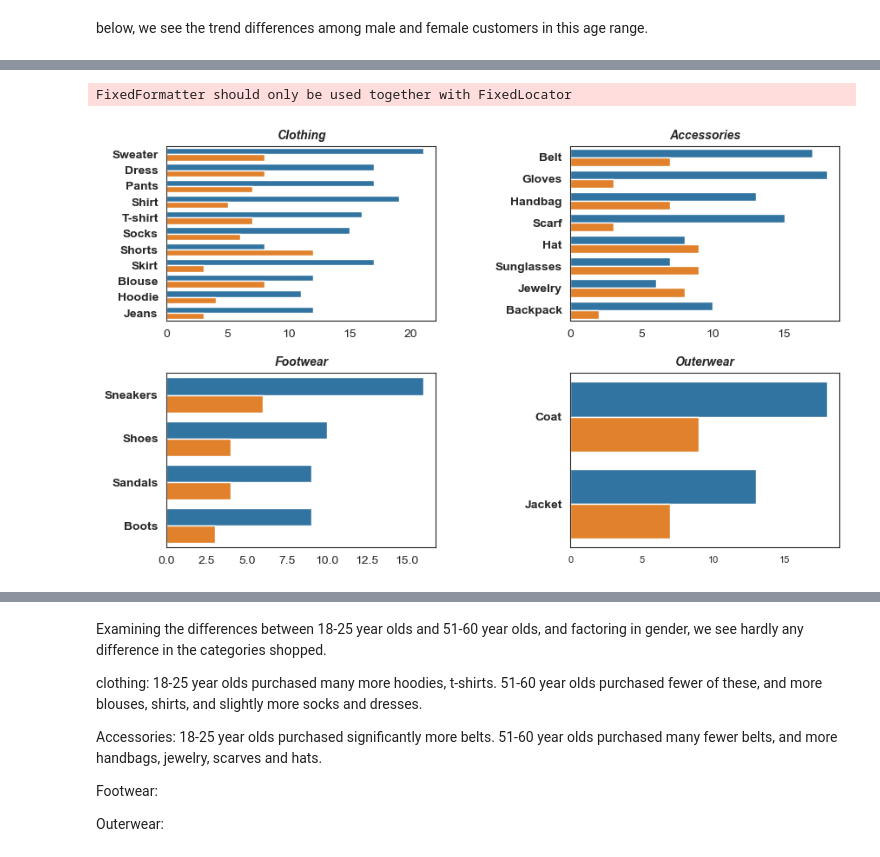
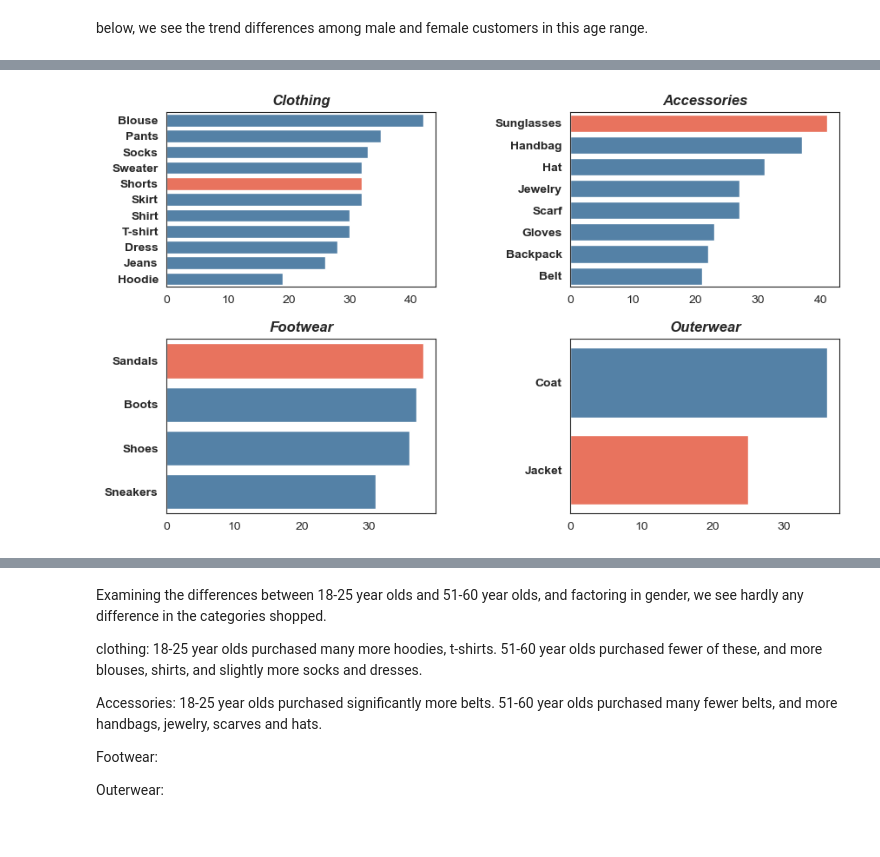
Before and after one commit to molly777yllom/DataDive3_DATA3500, a Jupyter notebook: shopping_trends.ipynb, the cells around one changed output, grey strips where cells are left out. Cells and saved outputs as stored; diff of their text form; code cells hidden in the pictures.

```diff
--- a/shopping_trends.ipynb
+++ b/shopping_trends.ipynb
@@ -490,11 +490,11 @@ youngest_order = youngest['Category'].value_counts().index  # create a descendin
 f, ax = plt.subplots(figsize=(10, 2))  # set up plot and styles
 plt.subplots_adjust(hspace=0.3, wspace=0.5)
 sns.set_style('white')
-sns.countplot(x="Category", data=youngest, color='lightblue', ax=ax, order=youngest_order)  # set up the countplot
+sns.countplot(x="Category", data=youngest, color='powderblue', edgecolor='black', ax=ax, order=youngest_order)  # set up the countplot
 ax.set_title('Most-shopped categories for all customers aged 18-25 years old', fontsize=14, weight='bold', style='italic', y=1)  # set a title
 ax.set_xlabel('Category', weight='bold', style='italic', size=12)  # customize x-axis label
 ax.set_ylabel('Count', weight='bold', style='italic', size=12)  # customize y-axis label
-ax.set_facecolor('white')  # set a background color
+ax.set_facecolor('slategray')  # set a background color
 for label in ax.get_xticklabels(): label.set_weight('bold')  # customize x-axis tick labels
 for label in ax.get_yticklabels(): label.set_weight('bold')  # customize y-axis tick labels
 plt.show()  # show the plot
@@ -635,16 +519,0 @@ plt.show()  # show the plot
-# %%
-# Plot: Most-shopped categories for customers aged 51-60 years old
-second_highest_range = shopping.query("`Age Range` == '51-55' | `Age Range` == '56-60'")  # set up a filter for the next-most frequent aged shoppers (51-55 age range)
-second_highest_range_order = second_highest_range['Category'].value_counts().index  # create a descending-order parameter
-f, ax = plt.subplots(figsize=(10, 2))  # set up plot and styles
-plt.subplots_adjust(hspace=0.3, wspace=0.5)
-sns.set_style('white')
-sns.countplot(x="Category", data=second_highest_range, hue='Gender', palette='Greens', order=second_highest_range_order, ax=ax)
-ax.set_title('Most-shopped categories: customers aged 51-60 years old, by gender', fontsize=14, weight='bold', style='italic', y=1)
-ax.set_xlabel('Category', weight='bold', style='italic', size=12)  # customize x-axis label
-ax.set_ylabel('Count', weight='bold', style='italic', size=12)  # customize y-axis label
-ax.set_facecolor('white')  # set a background color
-for label in ax.get_xticklabels(): label.set_weight('bold')  # customize x-axis tick labels
-for label in ax.get_yticklabels(): label.set_weight('bold')  # customize y-axis tick labels
-ax.legend(loc='upper left', bbox_to_anchor=(1, 1))  # customize the legend placement
-plt.show()  # show the plot
@@ -655,51 +609,49 @@ below, we see the trend differences among male and female customers in this age
 # %%
-# Plots: Most-shopped items within each category, for customers aged 18-25 years old and broken down by gender
-youngest_clothing = youngest.query("Category == 'Clothing'")  # create filter for clothing category for 18-25 age range
-youngest_accessories = youngest.query("Category == 'Accessories'")  # create filter for accessories category for 18-25 age range
-youngest_footwear = youngest.query("Category == 'Footwear'")  # create filter for footwear category for 18-25 age range
-youngest_outerwear = youngest.query("Category == 'Outerwear'")  # create filter for outerwear category for 18-25 age range
+# Plots: Most-shopped items within each category, for customers aged 51-55 years old
+second_highest_range_clothing = second_highest_range.query("Category == 'Clothing'")  # create filter for each category for 51-55 age range
+second_highest_range_accessories = second_highest_range.query("Category == 'Accessories'")
+second_highest_range_footwear = second_highest_range.query("Category == 'Footwear'")
+second_highest_range_outerwear = second_highest_range.query("Category == 'Outerwear'")
 
-f, ax = plt.subplots(2, 2, figsize=(10, 6))  # set up plot and styles
+second_highest_range_clothing_order = second_highest_range_clothing['Item Purchased'].value_counts().index  # create order parameter for each category
+second_highest_range_accessories_order = second_highest_range_accessories['Item Purchased'].value_counts().index
+second_highest_range_footwear_order = second_highest_range_footwear['Item Purchased'].value_counts().index
+second_highest_range_outerwear_order = second_highest_range_outerwear['Item Purchased'].value_counts().index
+
+f, ax = plt.subplots(2, 2, figsize=(10, 6))  # set up figure and styles
 plt.subplots_adjust(hspace=0.3, wspace=0.5)
 sns.set_style('white')
-sns.countplot(y="Item Purchased", data=youngest_clothing, hue='Gender', order=youngest_clothing_order, ax=ax[0,0])  # set up the countplot for clothing
-ax[0,0].set_title('Clothing', fontsize=10, weight='bold', style='italic', y=1)  # set up the clothing plot's title
+sns.countplot(y="Item Purchased", data=second_highest_range_clothing, palette=second_highest_range_colors, order=second_highest_range_clothing_order, ax=ax[0,0])  # set up the countplot for clothing
+ax[0,0].set_title('Clothing', fontsize=12, weight='bold', style='italic', y=1)  # set up the clothing plot's title
 ax[0,0].set_xlabel('', weight='bold', style='italic', size=12)  # customize the clothing plot's x-axis label
 ax[0,0].set_ylabel('', weight='bold', style='italic', size=12)  # customize the clothing plot's y-axis label
 ax[0,0].set_facecolor('white')  # clothing plot's background color
 #for label in ax[0,0].get_xticklabels(): label.set_weight('bold')  # set up the clothing plot's x-axis tick labels
 for label in ax[0,0].get_yticklabels(): label.set_weight('bold')  # set up the clothing plot's y-axis tick labels
-ax[0,0].legend_.remove()  # remove clothing plot's legend
 
-sns.countplot(y="Item Purchased", data=youngest_accessories, hue='Gender', order=youngest_accessories_order, ax=ax[0,1])  # set up the countplot for accessories
-ax[0,1].set_title('Accessories', fontsize=10, weight='bold', style='italic', y=1)  # set up the accessories' plot's title
+sns.countplot(y="Item Purchased", data=second_highest_range_accessories, palette=second_highest_range_colors_accessories, order=second_highest_range_accessories_order, ax=ax[0,1])  # set up the countplot for accessories
+ax[0,1].set_title('Accessories', fontsize=12, weight='bold', style='italic', y=1)  # set up the accessories' plot's title
 ax[0,1].set_xlabel('', weight='bold', style='italic', size=12)  # customize the accessories' plot's x-axis label
 ax[0,1].set_ylabel('', weight='bold', style='italic', size=12)  # customize the accessories' plot's y-axis label
-ax[0,1].set_facecolor('white')  # accessories' plot's background color
-#for label in ax[0,1].get_xticklabels(): label.set_weight('bold')  # set up the accessories' plot's x-axis tick labels
-for label in ax[0,1].get_yticklabels(): label.set_weight('bold')  # set up the accessories' plot's y-axis tick labels
-ax[0,1].legend_.remove()  # remove accessories' plot's legend
+ax[0,1].set_facecolor('white')  # accessories plot's background color
+#for label in ax[0,1].get_xticklabels(): label.set_weight('bold')  # set up the clothing plot's x-axis tick labels
+for label in ax[0,1].get_yticklabels(): label.set_weight('bold')  # set up the clothing plot's x-axis tick labels
 
-sns.countplot(y="Item Purchased", data=youngest_footwear, hue='Gender', order=youngest_footwear_order, ax=ax[1,0])  # set up the countplot for footwear
-ax[1,0].set_title('Footwear', fontsize=10, weight='bold', style='italic', y=1)  # set up the footwear plot's title
+sns.countplot(y="Item Purchased", data=second_highest_range_footwear, palette=second_highest_range_colors_footwear, order=second_highest_range_footwear_order, ax=ax[1,0])  # set up the countplot for footwear
+ax[1,0].set_title('Footwear', fontsize=12, weight='bold', style='italic', y=1)  # set up the footwear plot's title
 ax[1,0].set_xlabel('', weight='bold', style='italic', size=12)  # customize the footwear plot's x-axis label
 ax[1,0].set_ylabel('', weight='bold', style='italic', size=12)  # customize the footwear plot's y-axis label
 ax[1,0].set_facecolor('white')  # footwear plot's background color
-#for label in ax[1,0].get_xticklabels(): label.set_weight('bold')  # set up the footwear plot's x-axis tick labels
-for label in ax[1,0].get_yticklabels(): label.set_weight('bold')  # set up the footwear plot's y-axis tick labels
-ax[1,0].legend_.remove()  # remove footwear plot's legend
+#for label in ax[1,0].get_xticklabels(): label.set_weight('bold')  # set up the clothing plot's x-axis tick labels
+for label in ax[1,0].get_yticklabels(): label.set_weight('bold')  # set up the clothing plot's x-axis tick labels
 
-sns.countplot(y="Item Purchased", data=youngest_outerwear, hue='Gender', order=youngest_outerwear_order, ax=ax[1,1])  # set up the countplot for outerwear
-ax[1,1].set_title('Outerwear', fontsize=10, weight='bold', style='italic', y=1)  # set up the outerwear plot's title
+sns.countplot(y="Item Purchased", data=second_highest_range_outerwear, palette=second_highest_range_colors_outerwear,  order=second_highest_range_outerwear_order, ax=ax[1,1])  # set up the countplot for outerwear
+ax[1,1].set_title('Outerwear', fontsize=12, weight='bold', style='italic', y=1)  # set up the outerwear plot's title
 ax[1,1].set_xlabel('', weight='bold', style='italic', size=12)  # customize the outerwear plot's x-axis label
 ax[1,1].set_ylabel('', weight='bold', style='italic', size=12)  # customize the outerwear plot's y-axis label
 ax[1,1].set_facecolor('white')  # outerwear plot's background color
-#for label in ax[1,1].get_xticklabels(): label.set_weight('bold')  # set up the outerwear plot's x-axis tick labels
-#for label in ax[1,1].get_yticklabels(): label.set_weight('bold')  # set up the outerwear plot's y-axis tick labels
-ax[1,1].set_xticklabels(ax[1,1].get_xticklabels(), size=8)  # set up the outerwear plot's x-axis tick labels
-ax[1,1].set_yticklabels(ax[1,1].get_yticklabels(), weight='bold')  # set up the outerwear plot's y-axis tick labels
-ax[1,1].legend_.remove()  # remove outerwear plot's legend
-plt.show()  # show the plots
+#for label in ax[1,1].get_xticklabels(): label.set_weight('bold')  # set up the clothing plot's x-axis tick labels
+for label in ax[1,1].get_yticklabels(): label.set_weight('bold')  # set up the clothing plot's x-axis tick labels
+plt.show()  # show the plot
 # %% [output]
-FixedFormatter should only be used together with FixedLocator
-[figure, old version]
+[figure, new version]
```
Also changed, not shown: parts of 8 cells of this notebook, 1 other file.
